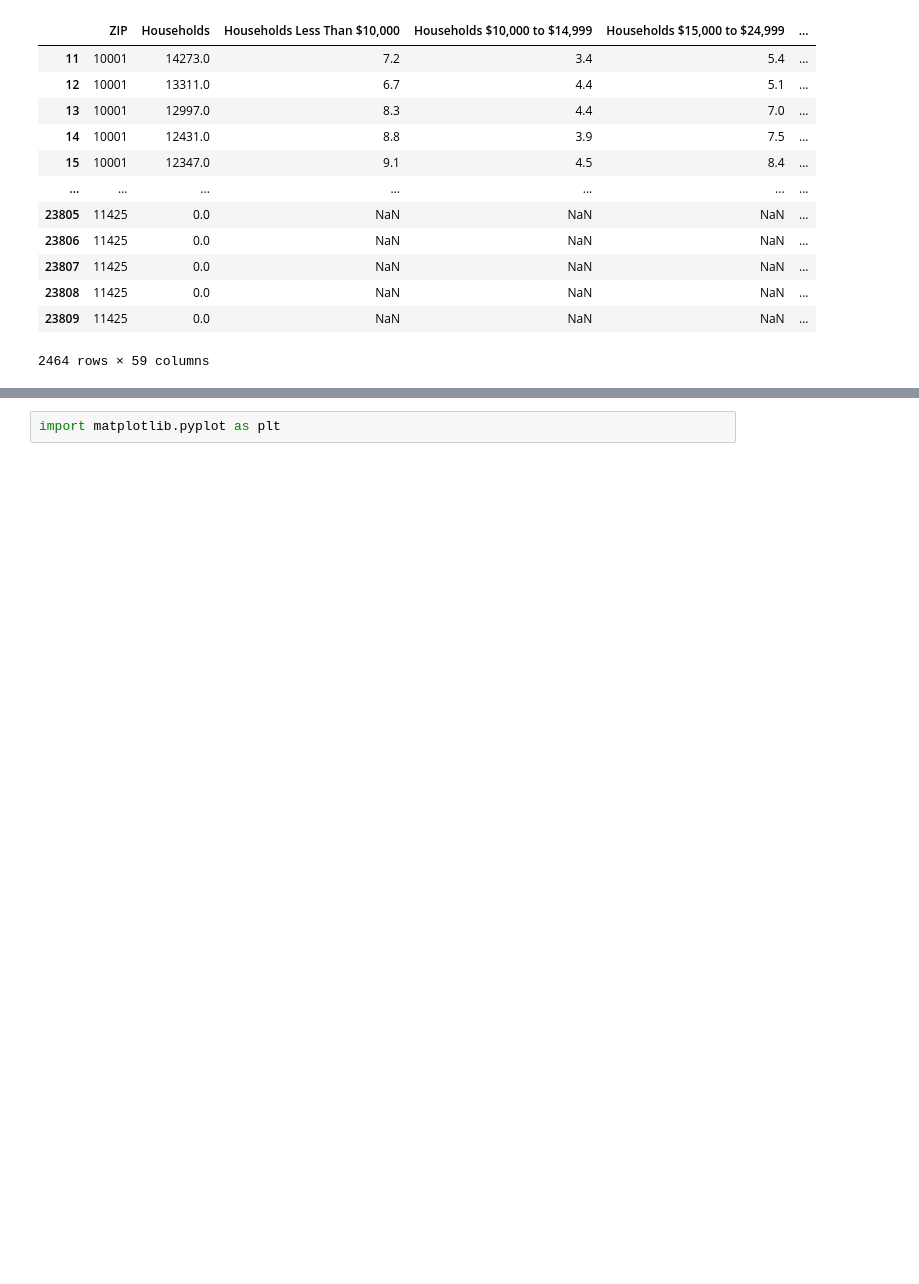
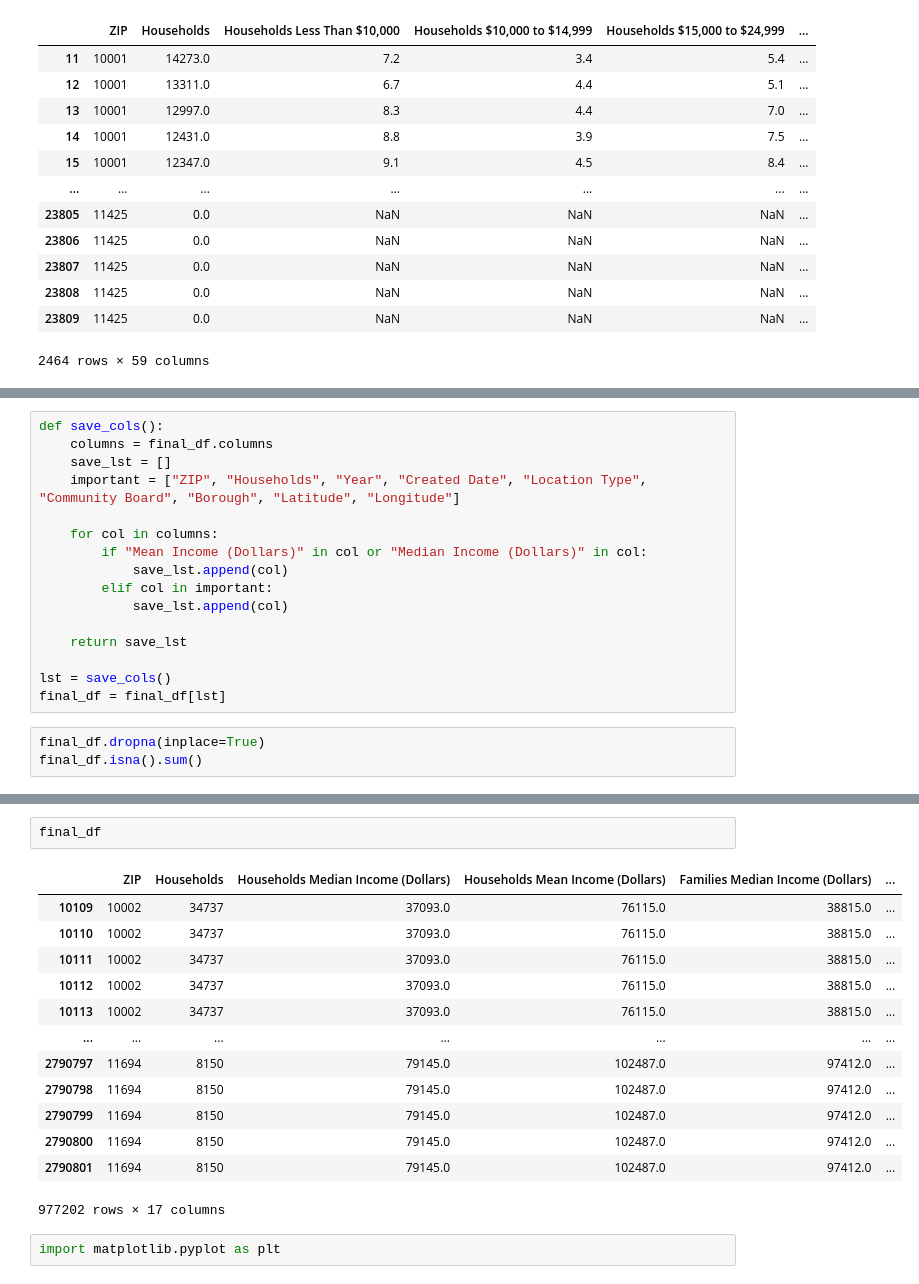
Before and after one commit to trishaa4144/cmsc320-final, a Jupyter notebook: income_data_cleaning.ipynb, the cells around one changed output, grey strips where cells are left out. Saved outputs shown, nothing was run; the diff lists cells and outputs as text; blank space fills up the shorter version.

```diff
--- a/income_data_cleaning.ipynb
+++ b/income_data_cleaning.ipynb
@@ -177,0 +246,19 @@ merged_df.dropna()
+# %%
+def save_cols():
+    columns = final_df.columns
+    save_lst = []
+    important = ["ZIP", "Households", "Year", "Created Date", "Location Type", "Community Board", "Borough", "Latitude", "Longitude"]
+
+    for col in columns:
+        if "Mean Income (Dollars)" in col or "Median Income (Dollars)" in col:
+            save_lst.append(col)
+        elif col in important:
+            save_lst.append(col)
+
+    return save_lst
+
+lst = save_cols()
+final_df = final_df[lst]
+# %%
+final_df.dropna(inplace=True)
+final_df.isna().sum()
@@ -178,3 +288,19 @@ merged_df.dropna()
+# %%
+final_df
+# %% [output]
+|  | ZIP | Households | Households Median Income (Dollars) | Households Mean Income (Dollars) | Families Median Income (Dollars) | ... |
+| 10109 | 10002 | 34737 | 37093.0 | 76115.0 | 38815.0 | ... |
+| 10110 | 10002 | 34737 | 37093.0 | 76115.0 | 38815.0 | ... |
+| 10111 | 10002 | 34737 | 37093.0 | 76115.0 | 38815.0 | ... |
+| 10112 | 10002 | 34737 | 37093.0 | 76115.0 | 38815.0 | ... |
+| 10113 | 10002 | 34737 | 37093.0 | 76115.0 | 38815.0 | ... |
+| ... | ... | ... | ... | ... | ... | ... |
+| 2790797 | 11694 | 8150 | 79145.0 | 102487.0 | 97412.0 | ... |
+| 2790798 | 11694 | 8150 | 79145.0 | 102487.0 | 97412.0 | ... |
+| 2790799 | 11694 | 8150 | 79145.0 | 102487.0 | 97412.0 | ... |
+| 2790800 | 11694 | 8150 | 79145.0 | 102487.0 | 97412.0 | ... |
+| 2790801 | 11694 | 8150 | 79145.0 | 102487.0 | 97412.0 | ... |
+977202 rows × 17 columns
 # %%
 import matplotlib.pyplot as plt
 # %%
```
Also changed, not shown: parts of 7 cells of this notebook.
